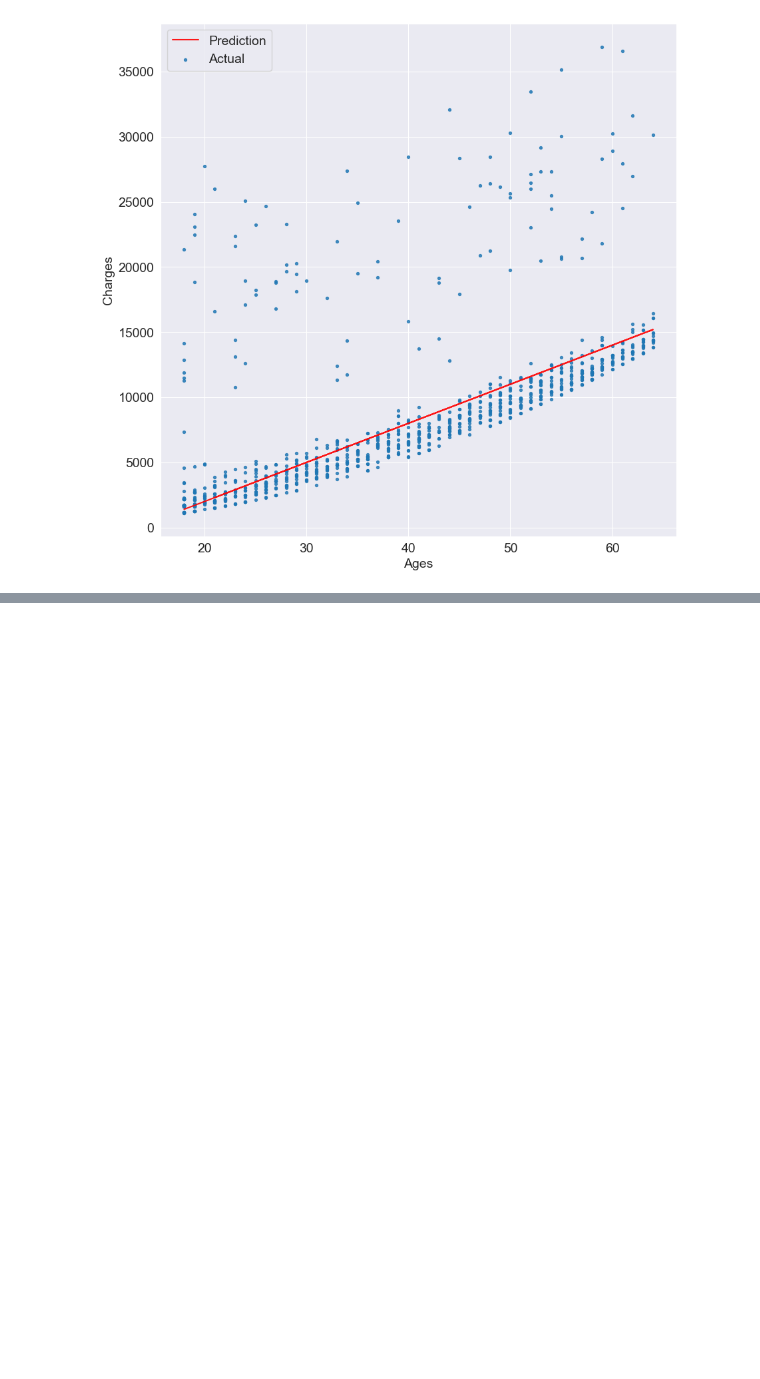
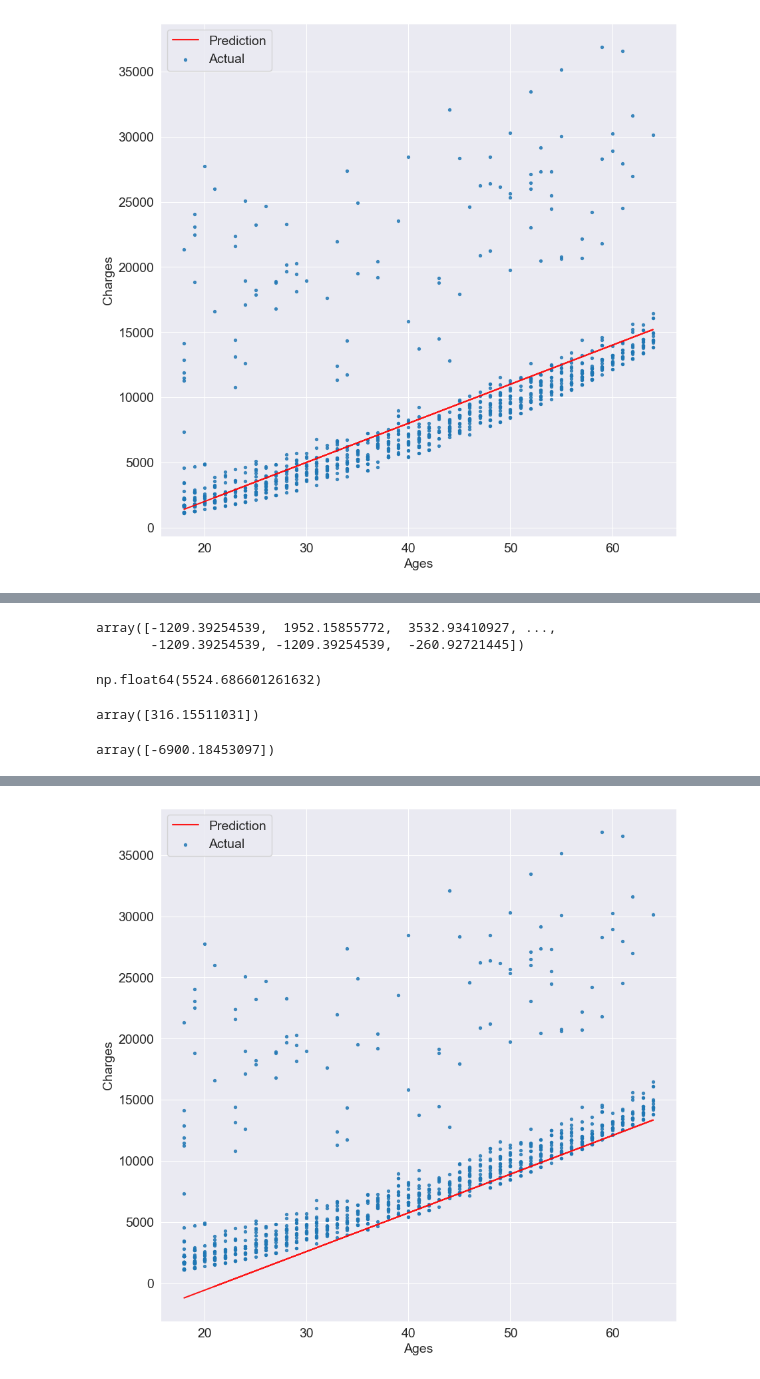
Before and after one commit to anuragchakrabarty/AI-Lessons, a Jupyter notebook: Machine Learning Lessons/FCC&Masai.ipynb, the cells around one changed output, grey strips where cells are left out. Cells and saved outputs as stored; diff of their text form; code cells hidden in the pictures; blank space fills up the shorter version.

```diff
--- a/Machine Learning Lessons/FCC&Masai.ipynb
+++ b/Machine Learning Lessons/FCC&Masai.ipynb
@@ -581,0 +688,2 @@ Doesn't it look similar to our own strategy of gradually moving the line closer
+# %%
+Gradient_model=SGDRegressor()
@@ -581,0 +710,5 @@ Doesn't it look similar to our own strategy of gradually moving the line closer
+# %%
+targets=non_smoker_df.charges
+inputs=non_smoker_df[['age']]
+# %%
+Gradient_model.fit(inputs,targets)
@@ -581,0 +723,20 @@ Doesn't it look similar to our own strategy of gradually moving the line closer
+# %%
+predictions
+# %% [output]
+array([-1209.39254539,  1952.15855772,  3532.93410927, ...,
+       -1209.39254539, -1209.39254539,  -260.92721445])
+# %%
+rmse(targets,predictions)
+# %% [output]
+np.float64(5524.686601261632)
+# %%
+Gradient_model.coef_
+# %% [output]
+array([316.15511031])
+# %%
+Gradient_model.intercept_
+# %% [output]
+array([-6900.18453097])
+# %%
+try_parameters(Gradient_model.coef_,Gradient_model.intercept_)
+# %% [output]
@@ -581,0 +744 @@ Doesn't it look similar to our own strategy of gradually moving the line closer
+[figure, added]
```
Also changed, not shown: parts of 33 cells of this notebook.
